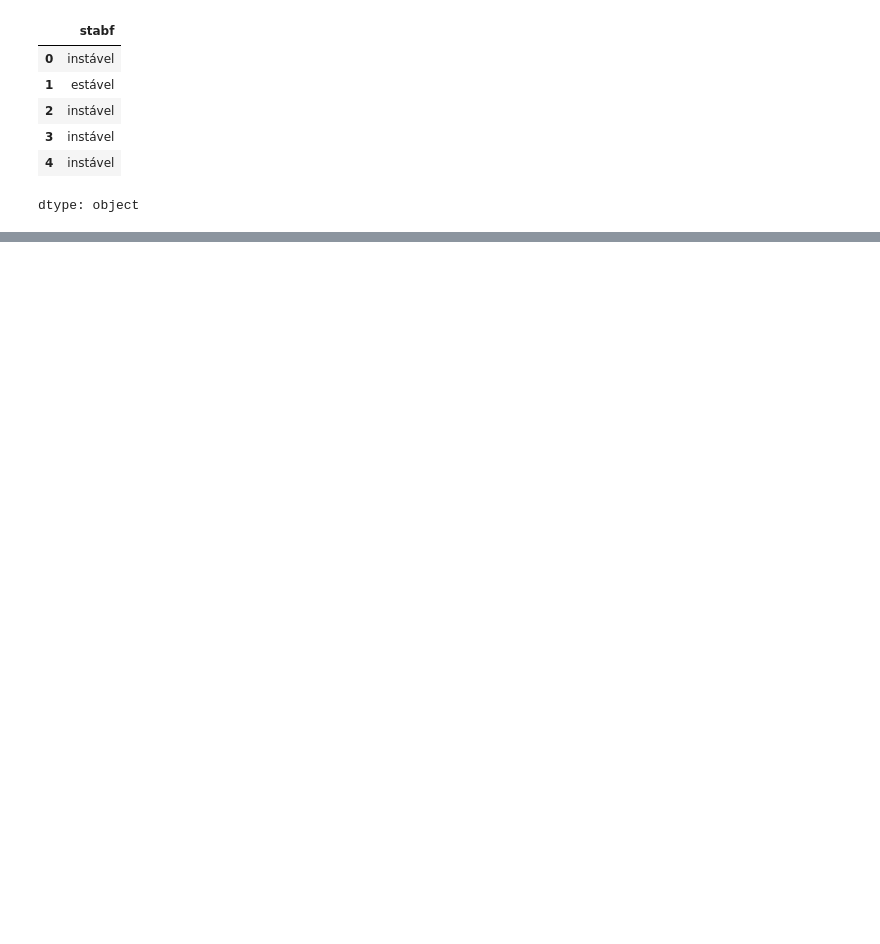
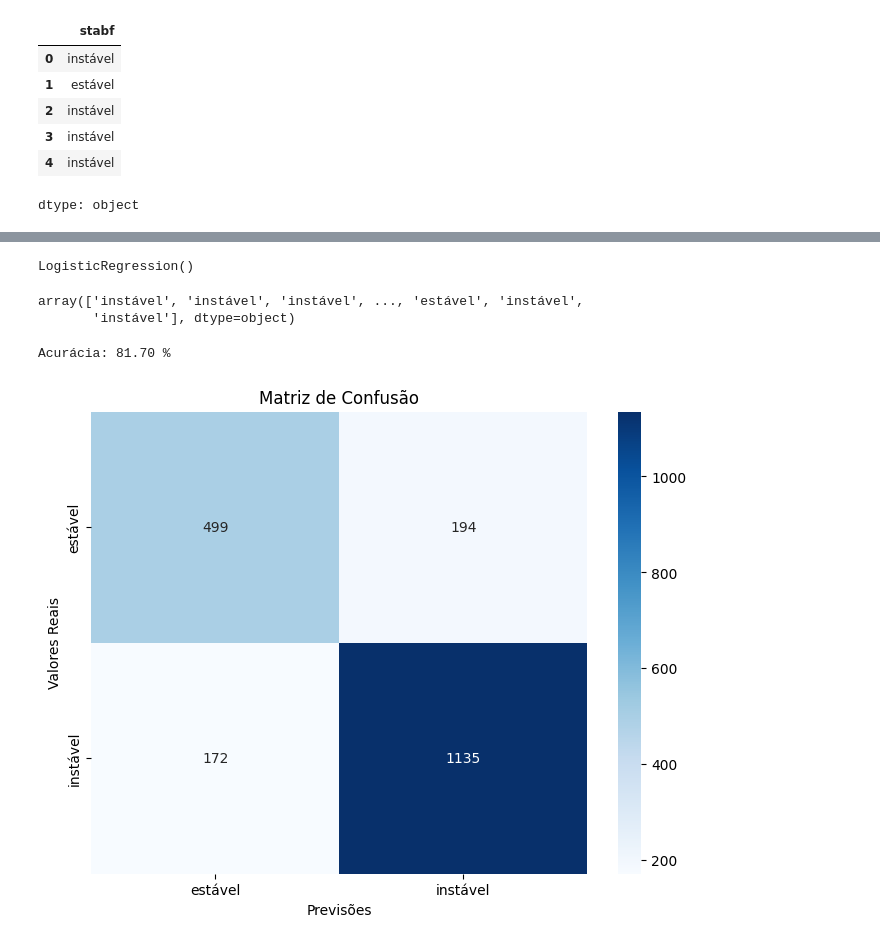
Before and after one commit to Jpsantosferreira/cp-sers-ml-energy, a Jupyter notebook: aula06_ml_energia.ipynb, the cells around one changed output, grey strips where cells are left out. Cells and saved outputs as stored; diff of their text form; code cells hidden in the pictures; blank space fills up the shorter version.

```diff
--- a/aula06_ml_energia.ipynb
+++ b/aula06_ml_energia.ipynb
@@ -158,3 +158,6 @@ y.head()
 | 3 | instável |
 | 4 | instável |
 dtype: object
+# %%
+# separar os dados de treino e teste (train test split)
+X_train, X_test, y_train, y_test = train_test_split(X, y, test_size=0.2, random_state=42)
@@ -160,0 +178,21 @@ dtype: object
+# %%
+# instanciando o modelo
+modelo = LogisticRegression()    # entrega uma probabilidade...
+# %%
+# treinamento do modelo
+modelo.fit(X_train, y_train)
+# %% [output]
+LogisticRegression()
+# %%
+# gerando as previsões
+y_predict = modelo.predict(X_test)
+y_predict
+# %% [output]
+array(['instável', 'instável', 'instável', ..., 'estável', 'instável',
+       'instável'], dtype=object)
+# %%
+# avaliação do modelo
+accuracy = 100 * accuracy_score(y_test, y_predict)
+print(f'Acurácia: {accuracy:.2f}%')
+# %% [output]
+Acurácia: 81.70 %
@@ -160,0 +201,12 @@ dtype: object
+# %%
+cm = confusion_matrix(y_test, y_predict)
+
+plt.figure(figsize=(8, 6))
+sns.heatmap(cm, annot=True, fmt='d', cmap='Blues',
+            xticklabels=['estável', 'instável'], yticklabels=['estável', 'instável'])
+plt.xlabel('Previsões')
+plt.ylabel('Valores Reais')
+plt.title('Matriz de Confusão')
+plt.show()
+# %% [output]
+[figure, added]
```
Also changed, not shown: parts of 5 cells of this notebook.
